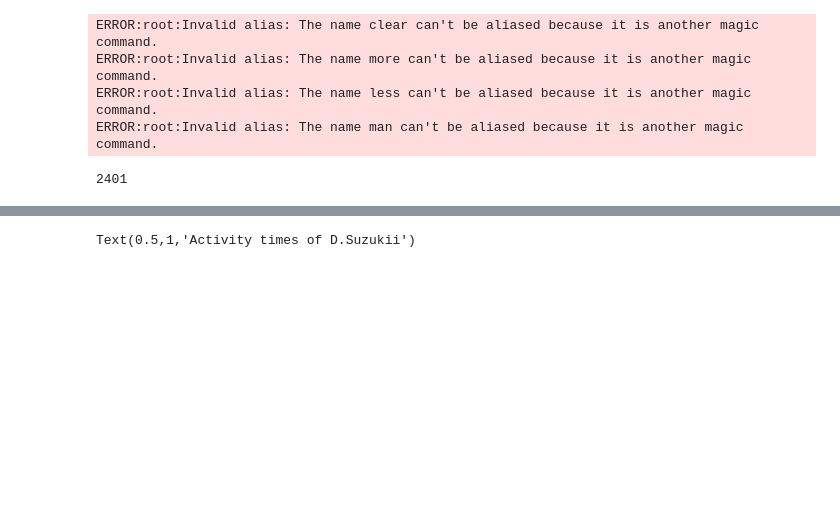
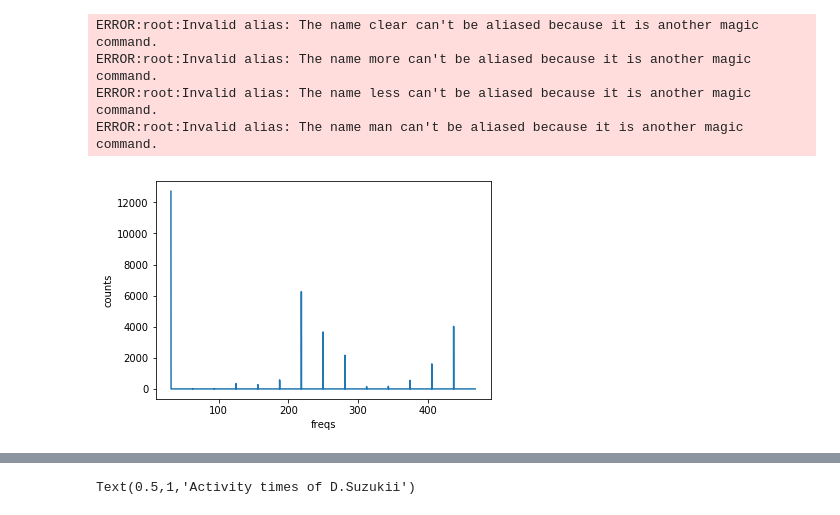
Before and after one commit to kalfasyan/wingbeat_frequencies, a Jupyter notebook: Analyzing_SDcard_data.ipynb, the cells around one changed output, grey strips where cells are left out. Drawn from its saved outputs; the diff is of its cells as text; code cells hidden in the pictures; blank space fills up the shorter version.

Commit message:
wingbeat plots, frequency peaks for dataset, cleaning

```diff
--- a/Analyzing_SDcard_data.ipynb
+++ b/Analyzing_SDcard_data.ipynb
@@ -12,14 +12,11 @@ ERROR:root:Invalid alias: The name more can't be aliased because it is another m
 ERROR:root:Invalid alias: The name less can't be aliased because it is another magic command.
 ERROR:root:Invalid alias: The name man can't be aliased because it is another magic command.
 # %%
-# X, y, filenames = get_data(filedir='/home/yannis/data/insects/', target_names=['leafminer_all'],only_names=False)
-
-dataset = Dataset('pcfruit/D. suzukii')#C. pomonella')#D. suzukii')
+dataset = Dataset('LG')#C. pomonella')#D. suzukii')
 dataset.load(only_names=False)
 X = dataset.X
 y = dataset.y
 filenames = dataset.filenames
+dataset.get_frequency_peaks()
+# %% [output]
+[figure, added]
-# %%
-print(len(filenames))
-# %% [output]
-2401
```
Also changed, not shown: parts of 2 cells of this notebook, 4 other files.
